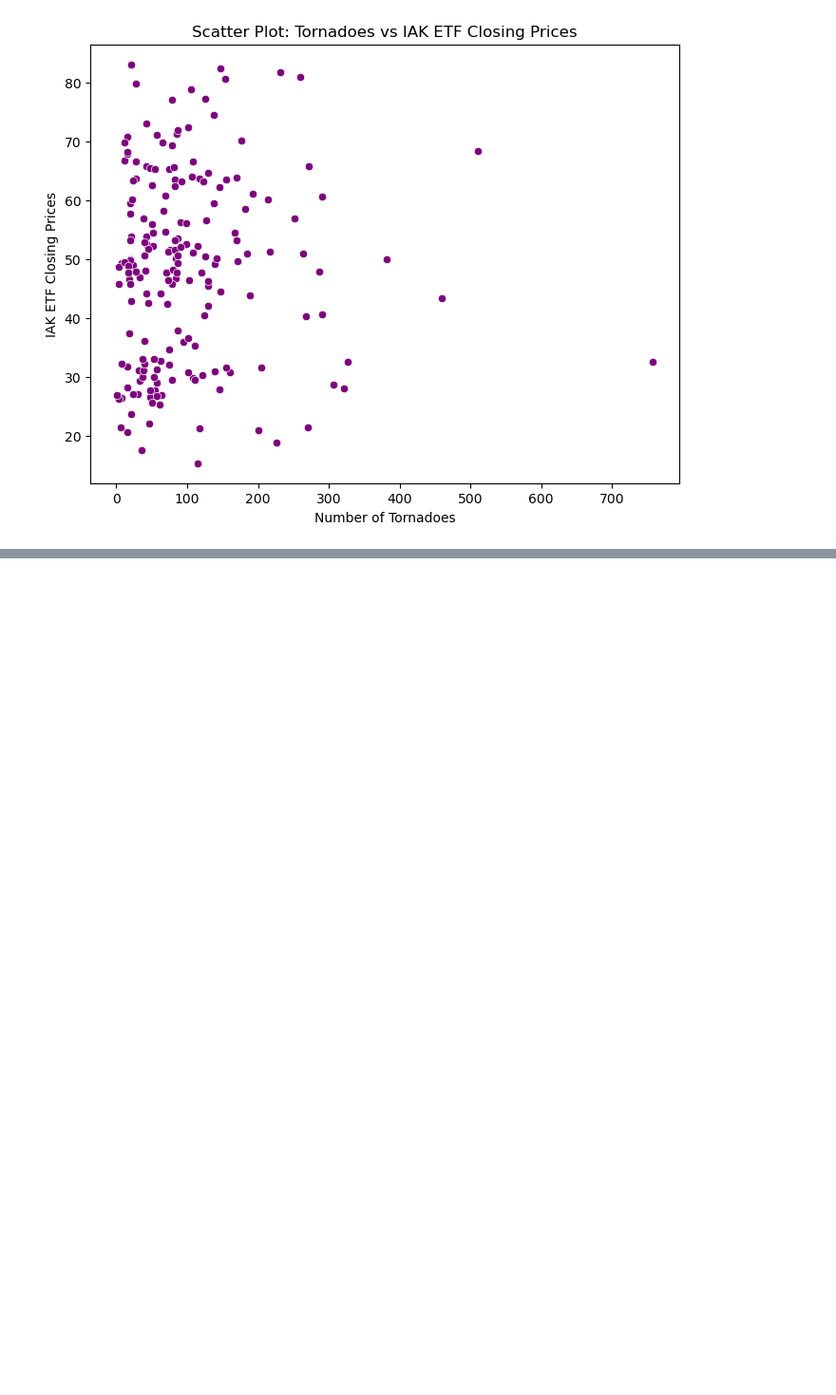
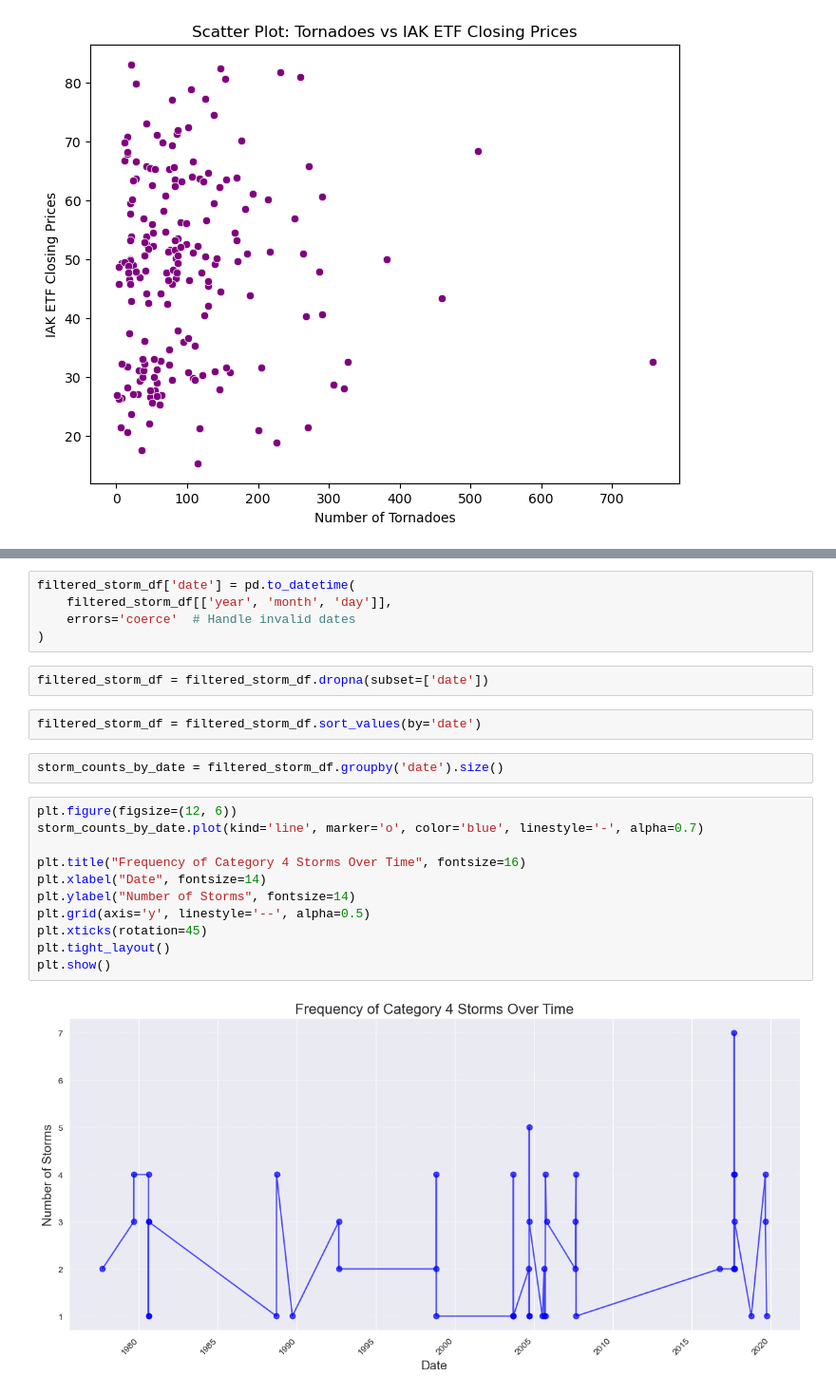
Before and after one commit to Saleep24/AlgoTesting, a Jupyter notebook: sample.ipynb, the cells around one changed output, grey strips where cells are left out. Shown at 95% size. Drawn from its saved outputs; the diff is of its cells as text; blank space fills up the shorter version.

```diff
--- a/sample.ipynb
+++ b/sample.ipynb
@@ -138,0 +280,24 @@ plt.show()
+# %%
+filtered_storm_df['date'] = pd.to_datetime(
+    filtered_storm_df[['year', 'month', 'day']],
+    errors='coerce'  # Handle invalid dates
+)
+# %%
+filtered_storm_df = filtered_storm_df.dropna(subset=['date'])
+# %%
+filtered_storm_df = filtered_storm_df.sort_values(by='date')
+# %%
+storm_counts_by_date = filtered_storm_df.groupby('date').size()
+# %%
+plt.figure(figsize=(12, 6))
+storm_counts_by_date.plot(kind='line', marker='o', color='blue', linestyle='-', alpha=0.7)
+
+plt.title("Frequency of Category 4 Storms Over Time", fontsize=16)
+plt.xlabel("Date", fontsize=14)
+plt.ylabel("Number of Storms", fontsize=14)
+plt.grid(axis='y', linestyle='--', alpha=0.5)
+plt.xticks(rotation=45)
+plt.tight_layout()
+plt.show()
+# %% [output]
+[figure, added]
```
Also changed, not shown: parts of 24 cells of this notebook, 3 other files.
